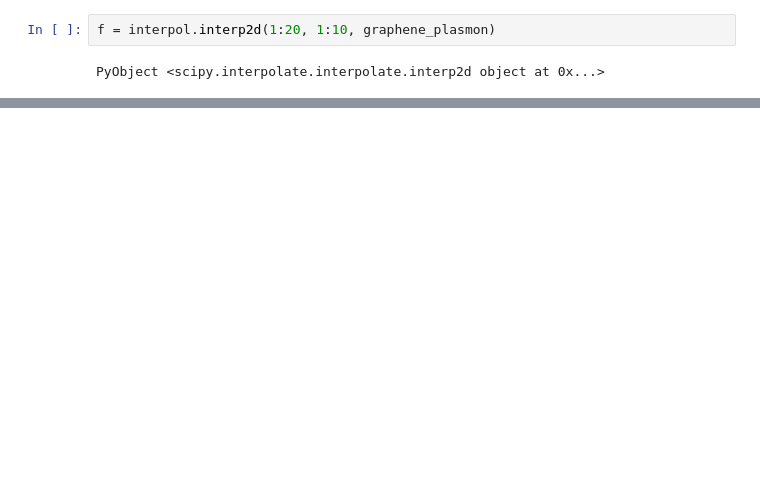
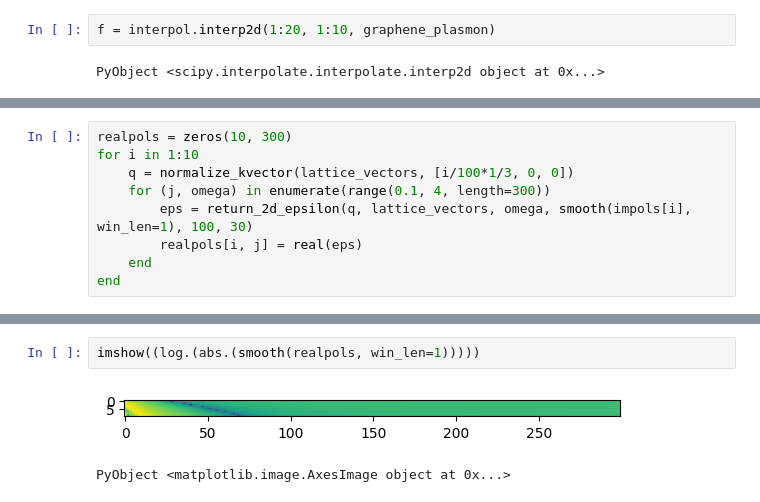
Before and after one commit to AliGhorashiCMT/Plasmons_Paper, a Jupyter notebook: Sanity Checks/Sanity Checks.ipynb, the cells around one changed output, grey strips where cells are left out. Saved outputs shown, nothing was run; the diff lists cells and outputs as text; blank space fills up the shorter version.

```diff
--- a/Sanity Checks/Sanity Checks.ipynb
+++ b/Sanity Checks/Sanity Checks.ipynb
@@ -203,0 +358,9 @@ JJDFTX.graphene_dos_check()
+# %%
+realpols = zeros(10, 300)
+for i in 1:10
+    q = normalize_kvector(lattice_vectors, [i/100*1/3, 0, 0])
+    for (j, omega) in enumerate(range(0.1, 4, length=300))
+        eps = return_2d_epsilon(q, lattice_vectors, omega, smooth(impols[i], win_len=1), 100, 30)
+        realpols[i, j] = real(eps)
+    end
+end
@@ -203,0 +381,5 @@ JJDFTX.graphene_dos_check()
+# %%
+imshow((log.(abs.(smooth(realpols, win_len=1)))))
+# %% [output]
+[figure, added]
+PyObject <matplotlib.image.AxesImage object at 0x...>
```
Also changed, not shown: parts of 57 cells of this notebook, 2 other files.
